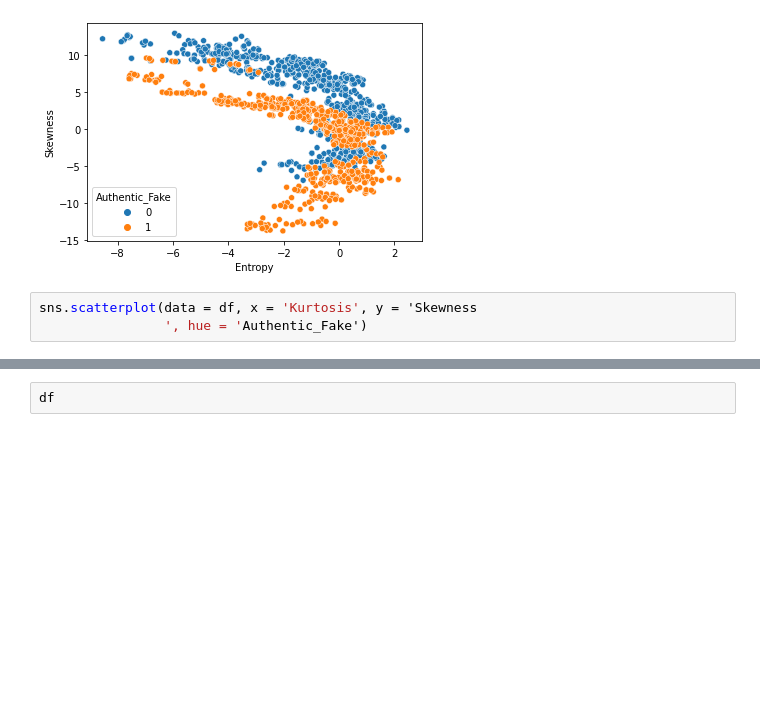
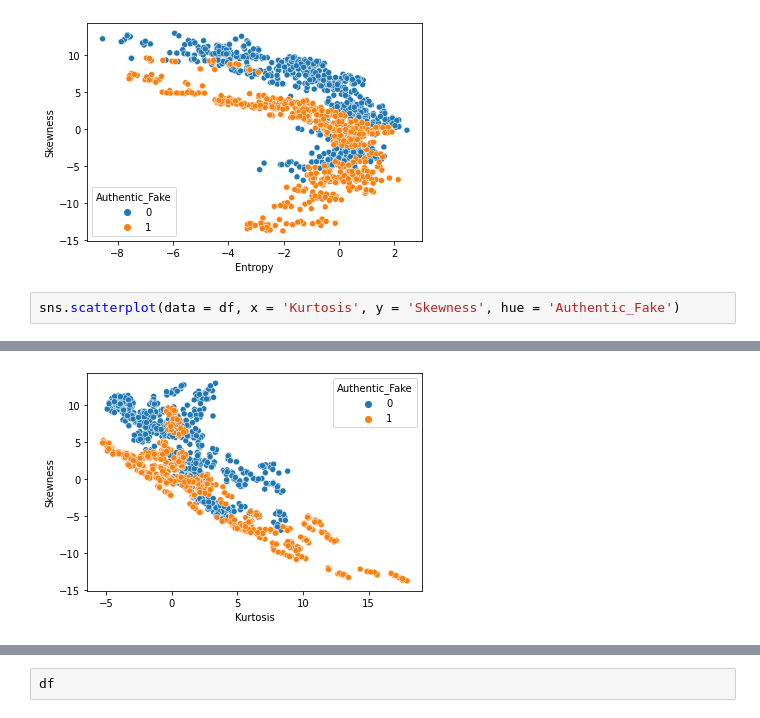
Before and after one commit to daniellejenkins17/Banknote_Classification_Real_Or_Fake, a Jupyter notebook: Banknote Day 1 (Logistic Regression).ipynb, the cells around one changed output, grey strips where cells are left out. Drawn from its saved outputs; the diff is of its cells as text; blank space fills up the shorter version.

```diff
--- a/Banknote Day 1 (LogReg).ipynb
+++ b/Banknote Day 1 (Logistic Regression).ipynb
@@ -220,6 +200,5 @@ sns.scatterplot(data = df, x = 'Entropy', y = 'Skewness', hue = 'Authentic_Fake'
 <AxesSubplot:xlabel='Entropy', ylabel='Skewness'>
 [figure]
 # %%
-sns.scatterplot(data = df, x = 'Kurtosis', y = 'Skewness
-                ', hue = 'Authentic_Fake')
+sns.scatterplot(data = df, x = 'Kurtosis', y = 'Skewness', hue = 'Authentic_Fake')
 # %% [output]
@@ -227,3 +206,4 @@ SyntaxError: EOL while scanning string literal (<ipython-input-296-a81c2ab211e2>
+[figure, added]
 # %%
 sns.scatterplot(data = df, x = 'Entropy', y = 'Variance', hue = 'Authentic_Fake')
 # %% [output]
```
Also changed, not shown: parts of 18 cells of this notebook, 3 other files.
